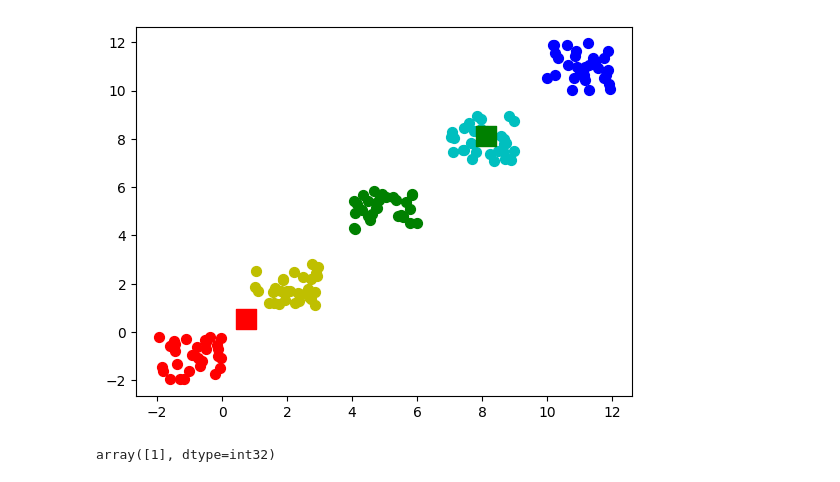
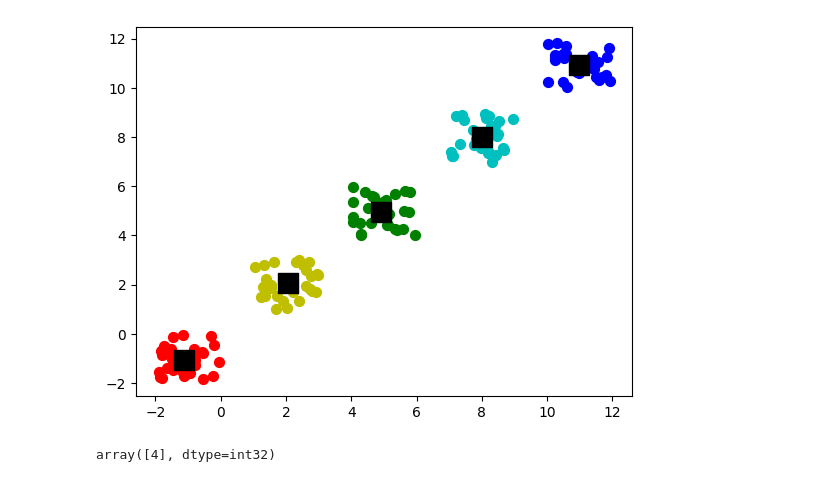
Before and after one commit to B1nz/Practice-of-Information, a Jupyter notebook: Exercise 9 - K-Means.ipynb, the cells around one changed output. Saved outputs shown, nothing was run; the diff lists cells and outputs as text; code cells hidden in the pictures.

```diff
--- a/Exercise 9 - K-Means.ipynb
+++ b/Exercise 9 - K-Means.ipynb
@@ -27,26 +27,26 @@ plt.show()
 # %%
-Kmean = KMeans(n_clusters=2)
+Kmean = KMeans(n_clusters=5)
 Kmean.fit(X)
 # finding the center of the clusters
 centers = Kmean.cluster_centers_
 '''
 array([[-0.94665068, -0.97138368],
 [ 2.01559419, 2.02597093]])
 '''
 plt.scatter(X[0:30, 0],X[0:30 , 1], s = 50, c = 'r')
 plt.scatter(X[30:60, 0], X[30:60, 1], s = 50, c = 'y')
 plt.scatter(X[60:90, 0], X[60:90, 1], s = 50, c = 'g')
 plt.scatter(X[90:120, 0], X[90:120, 1], s = 50, c = 'c')
 plt.scatter(X[120:150, 0], X[120:150, 1], s = 50, c = 'b')
 
-plt.scatter(centers[0,0], centers[0,1], s=200, c='g', marker='s')
-plt.scatter(centers[1,0], centers[1,1], s=200, c='r', marker='s')
-# plt.scatter(centers[2,0], centers[2,2], s=200, c='g', marker='s')
-# plt.scatter(centers[3,0], centers[3,3], s=200, c='r', marker='s')
-# plt.scatter(centers[4,0], centers[4,4], s=200, c='g', marker='s')
+plt.scatter(centers[0,0], centers[0,1], s=200, c='black', marker='s')
+plt.scatter(centers[1,0], centers[1,1], s=200, c='black', marker='s')
+plt.scatter(centers[2,0], centers[2,1], s=200, c='black', marker='s')
+plt.scatter(centers[3,0], centers[3,1], s=200, c='black', marker='s')
+plt.scatter(centers[4,0], centers[4,1], s=200, c='black', marker='s')
 plt.show()
 # %% [output]
-[figure, old version]
+[figure, new version]
 # %%
 # Testing the algorithm:
 # getting the labels property of the K-means clustering example dataset; that is, how the data points are categorized into the two clusters.
@@ -59,4 +59,4 @@ sample_test=np.array([4.0,4.0])
 second_test=sample_test.reshape(1, -1) # reshape sample_test to a one row (column is set as unspecified value)
 Kmean.predict(second_test)
 # %% [output]
-array([1], dtype=int32)
+array([4], dtype=int32)
```
Also changed, not shown: parts of 1 cell of this notebook.
